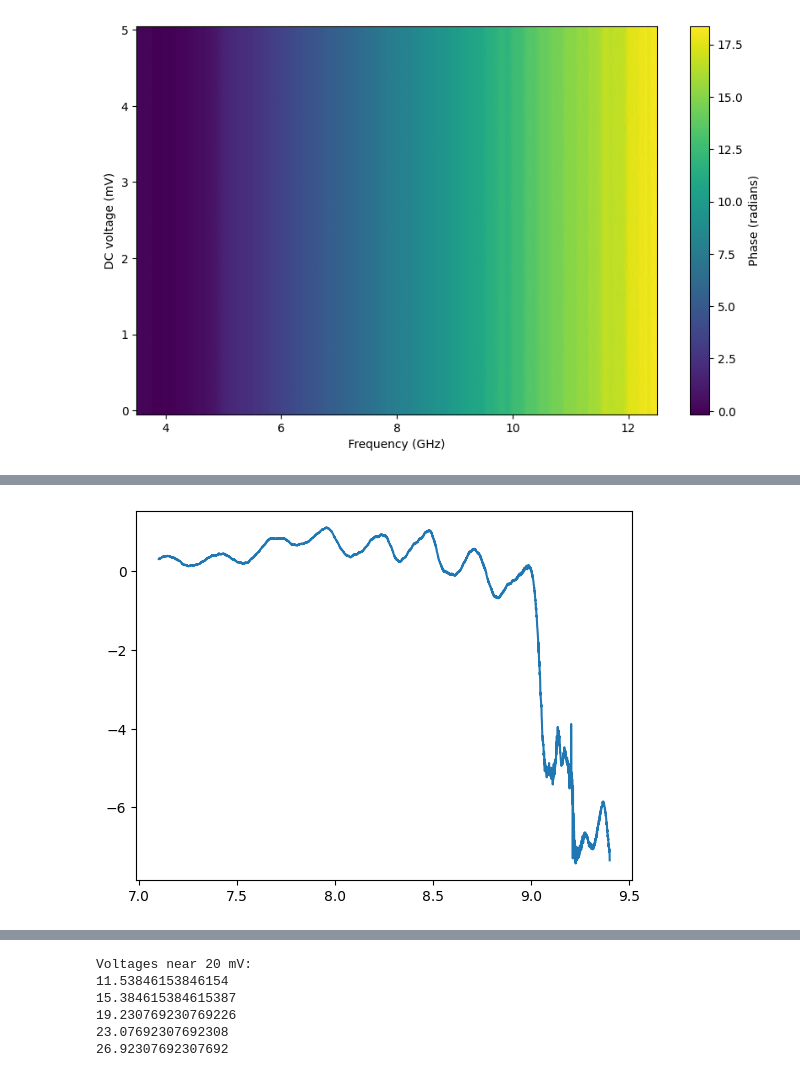
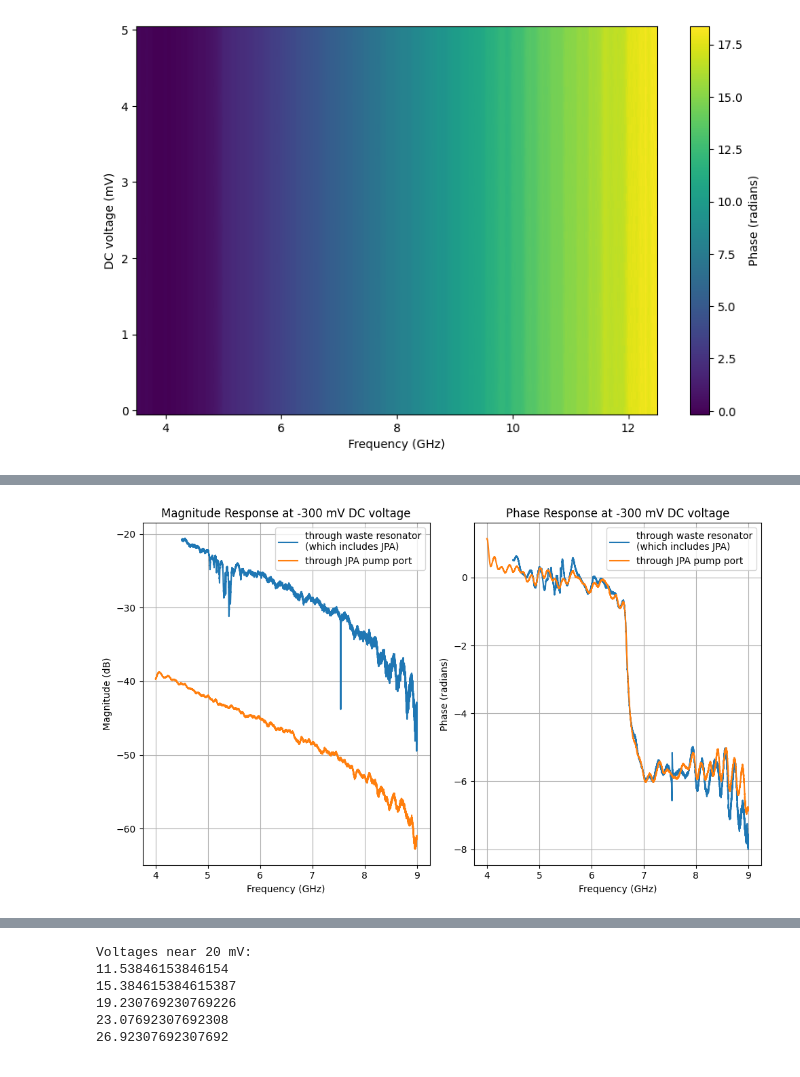
Before and after one commit to SchusterLab/slab_qick_calib, a Jupyter notebook: notebooks/SMPDs/VNA_datataking_SMPD.ipynb, the cells around one changed output, grey strips where cells are left out. Cells and saved outputs as stored; diff of their text form; code cells hidden in the pictures.

```diff
--- a/notebooks/SMPDs/VNA_datataking_SMPD.ipynb
+++ b/notebooks/SMPDs/VNA_datataking_SMPD.ipynb
@@ -1237,23 +1230,23 @@ array([ 5,  6,  7,  8,  9, 10])
 # %%
 # loop over CH from 5 to 10, and for each CH, loop over DC power from -0.5 mV to 5 mV in 21 steps, and for each DC power, measure the S43 parameter using the RS and store the magnitude and phase in a 2D array with dimensions (num_dc_powers, num_freqs)
-for CH in np.arange(5,11,1):
+for CH in [11]:  # np.arange(5,11,1):
     bias.set_voltage_mV(CH, 0)
     bias.enable_output(CH)
     num_freqs = 10001
-    num_dc_powers = 11
+    num_dc_powers = 101
 
     freq_array = np.zeros((num_dc_powers, num_freqs))
     mag_array = np.zeros((num_dc_powers, num_freqs))
     phase_array = np.zeros((num_dc_powers, num_freqs))
 
 
-    dc_powers = np.linspace(0,1,num_dc_powers)
+    dc_powers = np.linspace(-300,300,num_dc_powers)
     for i, dc_power in enumerate(dc_powers):
         print('set DC power to {} mV'.format(dc_power))
         bias.set_voltage_mV(CH,dc_power)
         bias.enable_output(CH)
         time.sleep(0.1)
-        start = 9 ; stop = 12.39; step = 3.4
+        start = 4.5 ; stop = 8.9; step = 4.5
         #start = 7.6; stop = 7.8; step = 0.2
 
         current = start
@@ -1269,9 +1262,9 @@ for CH in np.arange(5,11,1):
             settings['measurement'] = 'S43'
             settings['start_freq'] = (current)*1e9
             settings['stop_freq'] = (current + step)*1e9
-            settings['RFpower'] = -40
+            settings['RFpower'] = -30
             settings['ifBW'] = 10000
-            settings['avg_time'] = 360
+            settings['avg_time'] = 2
             # if RFpower < -30:
             #     settings['avg_time'] = 0.5 * (10 ** (-RFpower/10)) / (10 ** (30/10))  # Increase averaging time for lower powers
 
@@ -1322,7 +1315,7 @@ for CH in np.arange(5,11,1):
         plt.ylabel('DC voltage (mV)')
         plt.xlabel('Frequency (GHz)')
         plt.title('Channel {}, readout power {} dBm'.format(CH, settings['RFpower']))
-        plt.savefig('C:/_Data/SMPD/2026_05_25/tunable_resonator_higher_freq_CH{}_magnitude.png'.format(CH), dpi=300, bbox_inches='tight')
+        # plt.savefig('C:/_Data/SMPD/2026_05_25/tunable_resonator_higher_freq_CH{}_magnitude.png'.format(CH), dpi=300, bbox_inches='tight')
 
 
         plt.figure(figsize=(10,6))
@@ -1331,7 +1324,7 @@ for CH in np.arange(5,11,1):
         plt.ylabel('DC voltage (mV)')
         plt.xlabel('Frequency (GHz)')
         plt.title('Channel {}, readout power {} dBm'.format(CH, settings['RFpower']))
-        plt.savefig('C:/_Data/SMPD/2026_05_25/tunable_resonator_higher_freq_CH{}_phase.png'.format(CH), dpi=300, bbox_inches='tight')
+        # plt.savefig('C:/_Data/SMPD/2026_05_25/tunable_resonator_higher_freq_CH{}_phase.png'.format(CH), dpi=300, bbox_inches='tight')
 
         plt.show()
         time.sleep(0.1)
@@ -1339,5 +1332,5 @@ for CH in np.arange(5,11,1):
     bias.set_voltage_mV(CH, 0)
     bias.disable_output(CH)
 
-    pickle.dump((freq_array, mag_array, phase_array, dc_powers), open('C:/_Data/SMPD/2026_05_25/tunable_resonator_higher_freq_CH{}.pkl'.format(CH), 'wb'))
+    pickle.dump((freq_array, mag_array, phase_array, dc_powers), open('C:/_Data/SMPD/2026_06_18/JPA_search_with_waste.pkl'.format(CH), 'wb'))
 # %% [output]
@@ -1504,29 +1499,50 @@ Text(0.5, 0, 'Frequency (GHz)')
 [figure]
 # %%
 # load data from the pickle file
-freq_array, mag_array, phase_array = pickle.load(open('C:/_Data/SMPD/2026_04_30_JPA/JPA_dc_sweep.pkl', 'rb'))
-num_dc_powers = len(freq_array)
+labels = ['through waste resonator\n(which includes JPA)','through JPA pump port']
+for i, file in enumerate(['C:/_Data/SMPD/2026_06_18/JPA_search_with_waste.pkl','C:/_Data/SMPD/2026_06_18/JPA_search.pkl']):
+    freq_array, mag_array, phase_array, dc_powers = pickle.load(open(file, 'rb'))
+    num_dc_powers = len(freq_array)
+    print(dc_powers)
+    # compute the slope of the phase response at 200 mV and from 5 to 7 GHz, then subtract it from the phase response at all DC powers
+    dc_power_200mV_idx = np.argmin(abs(dc_powers-200))
+    freq_zone = (freq_array[dc_power_200mV_idx,:]>5)&(freq_array[dc_power_200mV_idx,:]<7)
+    phase_fit = np.polyfit(freq_array[dc_power_200mV_idx,:][freq_zone], phase_array[dc_power_200mV_idx,:][freq_zone], 1)
+    phase_array = phase_array - np.polyval(phase_fit, freq_array)
 
-# compute the slope of the phase response at 200 mV and from 5 to 7 GHz, then subtract it from the phase response at all DC powers
-dc_power_200mV_idx = np.argmin(abs(np.linspace(-500,700,num_dc_powers)-200))
-freq_zone = (freq_array[dc_power_200mV_idx,:]>5)&(freq_array[dc_power_200mV_idx,:]<7)
-phase_fit = np.polyfit(freq_array[dc_power_200mV_idx,:][freq_zone], phase_array[dc_power_200mV_idx,:][freq_zone], 1)
-phase_array = phase_array - np.polyval(phase_fit, freq_array)
 
-# make a heatmap of the magnitude response as a function of frequency and DC power
-plt.figure(figsize=(10,6))
-plt.pcolormesh(freq_array[0,:], np.linspace(-500,700,num_dc_powers), mag_array[:,:], shading='auto')
-plt.colorbar(label='Magnitude (dB)')
-plt.ylabel('DC voltage (mV)')
-plt.xlabel('Frequency (GHz)')
+    # make a heatmap of the magnitude response as a function of frequency and DC power
+    # only show below 9 GHz
+    freq_zone = freq_array[0,:]<9
+    plt.figure(figsize=(10,6))
+    plt.pcolormesh(freq_array[0,freq_zone], dc_powers, mag_array[:,freq_zone], shading='auto')
+    plt.colorbar(label='Magnitude (dB)')
+    plt.ylabel('DC voltage (mV)')
+    plt.xlabel('Frequency (GHz)')
 
-plt.figure(figsize=(10,6))
-plt.pcolormesh(freq_array[0,:], np.linspace(-500,700,num_dc_powers), phase_array[:,:], shading='auto')
-plt.colorbar(label='Phase (radians)')
-plt.ylabel('DC voltage (mV)')
-plt.xlabel('Frequency (GHz)')
+    plt.figure(figsize=(10,6))
+    plt.pcolormesh(freq_array[0,freq_zone], dc_powers, phase_array[:,freq_zone], shading='auto')
+    plt.colorbar(label='Phase (radians)')
+    plt.ylabel('DC voltage (mV)')
+    plt.xlabel('Frequency (GHz)')
 
-plt.figure()
-freq_zone = (freq_array[0,:]>7.1)&(freq_array[0,:]<10.8)
-plt.plot(freq_array[0,:][freq_zone], phase_array[0,:][freq_zone])
+    # plot amplitude and phase in different subplots at -300 mV DC power
+
+    if i == 0:
+        fig, ax = plt.subplots(figsize=(10,6),ncols=2,nrows=1,num=6)
+    dc_power_neg300mV_idx = np.argmin(abs(dc_powers-(-300)))
+    print('dc power at -300 mV:', dc_powers[dc_power_neg300mV_idx])
+    ax[0].plot(freq_array[dc_power_neg300mV_idx,freq_zone], mag_array[dc_power_neg300mV_idx,freq_zone], label=labels[i])
+    ax[1].plot(freq_array[dc_power_neg300mV_idx,freq_zone], phase_array[dc_power_neg300mV_idx,freq_zone], label=labels[i])
+    ax[0].set_xlabel('Frequency (GHz)')
+    ax[0].set_ylabel('Magnitude (dB)')
+    ax[0].set_title('Magnitude Response at -300 mV DC voltage')
+    ax[0].legend()
+    ax[0].grid(True)
+    ax[1].set_xlabel('Frequency (GHz)')
+    ax[1].set_ylabel('Phase (radians)')
+    ax[1].set_title('Phase Response at -300 mV DC voltage')
+    ax[1].legend()
+    ax[1].grid(True)
+    plt.tight_layout()
 # %% [output]
@@ -1536 +1568 @@ plt.plot(freq_array[0,:][freq_zone], phase_array[0,:][freq_zone])
-[figure, old version]
+[figure, new version]
```
Also changed, not shown: parts of 8 cells of this notebook, 34 other files.
